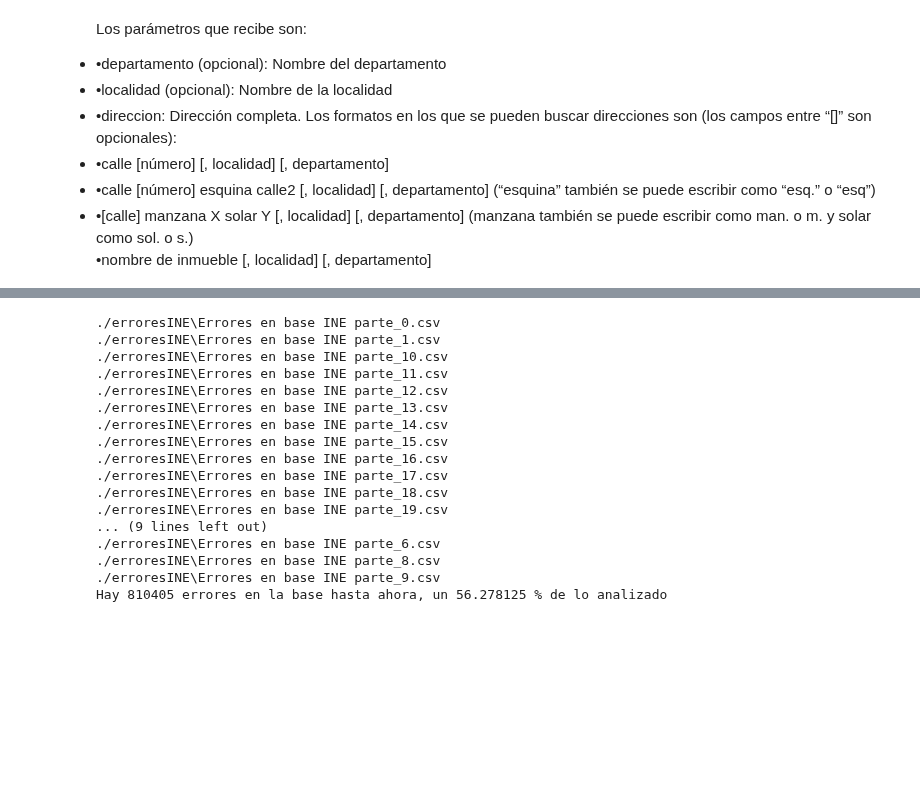
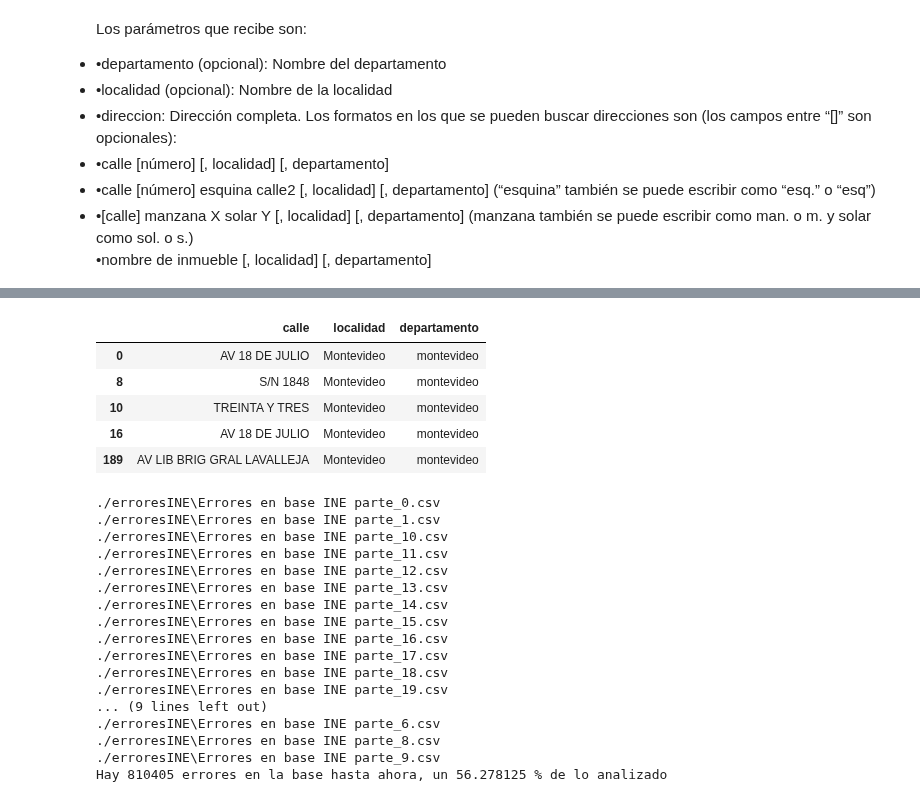
Before and after one commit to Casimistico/street_codification, a Jupyter notebook: Exploracion preliminar.ipynb, the cells around one changed output, grey strips where cells are left out. Cells and saved outputs as stored; diff of their text form; code cells hidden in the pictures; blank space fills up the shorter version.

```diff
--- a/Exploracion preliminar.ipynb
+++ b/Exploracion preliminar.ipynb
@@ -754,3 +914,12 @@ months = (["ENERO",
+# %%
+errores.head()
+# %% [output]
+|  | calle | localidad | departamento |
+| 0 | AV 18 DE JULIO | Montevideo | montevideo |
+| 8 | S/N 1848 | Montevideo | montevideo |
+| 10 | TREINTA Y TRES | Montevideo | montevideo |
+| 16 | AV 18 DE JULIO | Montevideo | montevideo |
+| 189 | AV LIB BRIG GRAL LAVALLEJA | Montevideo | montevideo |
 # %%
 path_errores_INE = 'path + "/*.csv"'
 all_files = glob.glob(errores_INE + "/*.csv")
```
Also changed, not shown: parts of 39 cells of this notebook, 2 other files.
